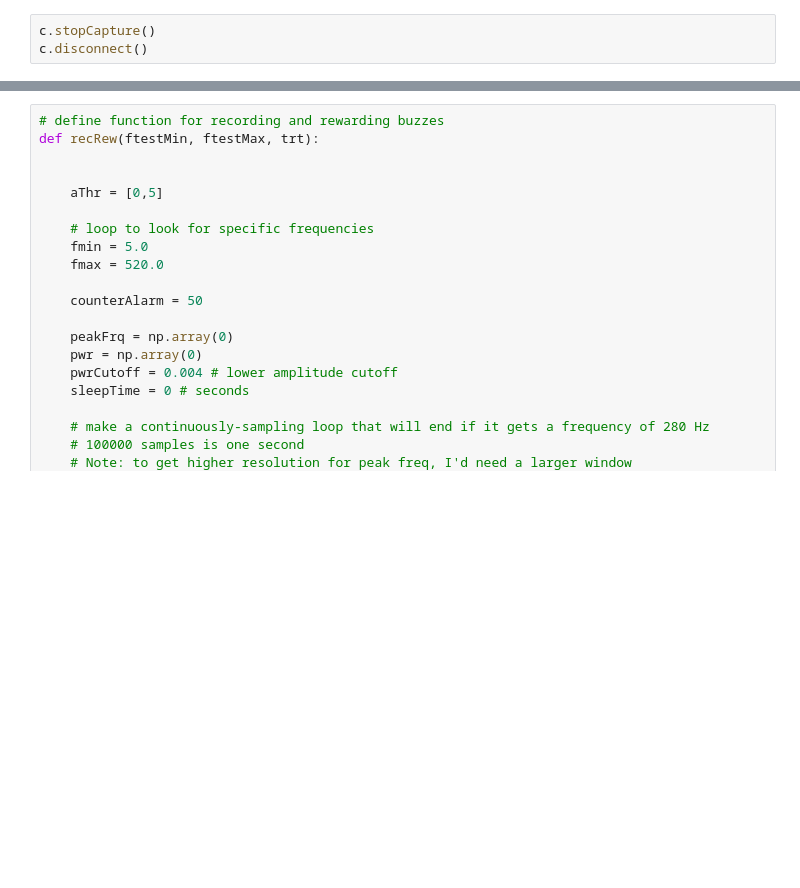
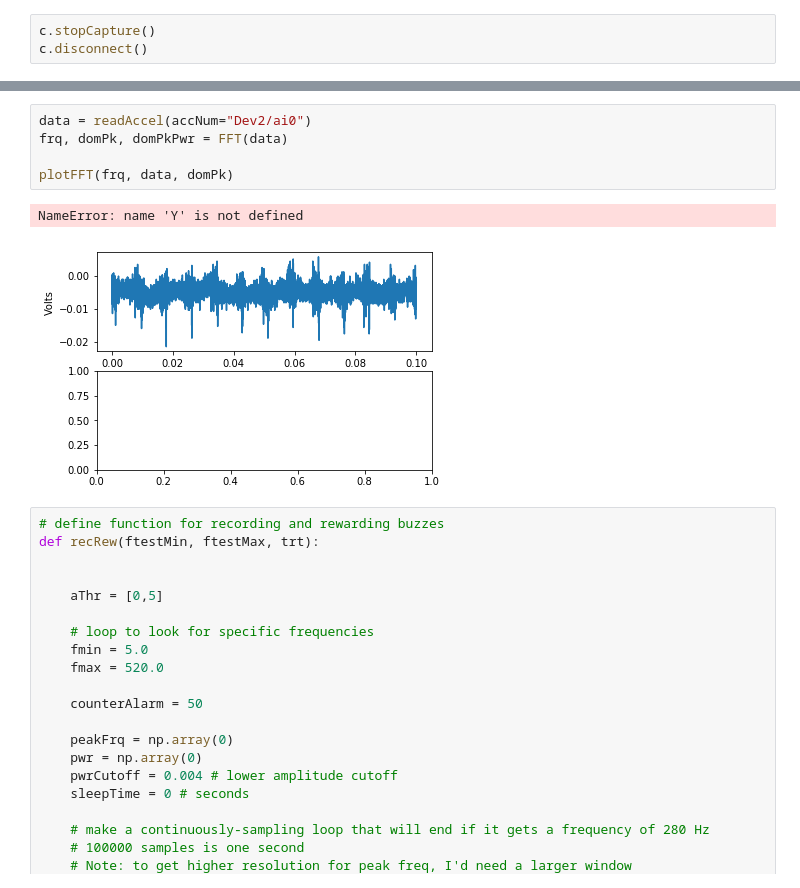
Before and after one commit to callinSwitzer/BeeLearningDataAcq, a Jupyter notebook: SonicationBehaviorRecordReward.ipynb, the cells around one changed output, grey strips where cells are left out. Drawn from its saved outputs; the diff is of its cells as text; blank space fills up the shorter version.

```diff
--- a/SonicationBehaviorRecordReward.ipynb
+++ b/SonicationBehaviorRecordReward.ipynb
@@ -132,3 +252,11 @@ c.disconnect()
+# %%
+data = readAccel(accNum="Dev2/ai0")
+frq, domPk, domPkPwr = FFT(data)
+
+plotFFT(frq, data, domPk)
+# %% [output]
+NameError: name 'Y' is not defined
+[figure, added]
 # %%
 # define function for recording and rewarding buzzes
 def recRew(ftestMin, ftestMax, trt):
```
Also changed, not shown: parts of 17 cells of this notebook, 4 other files.
